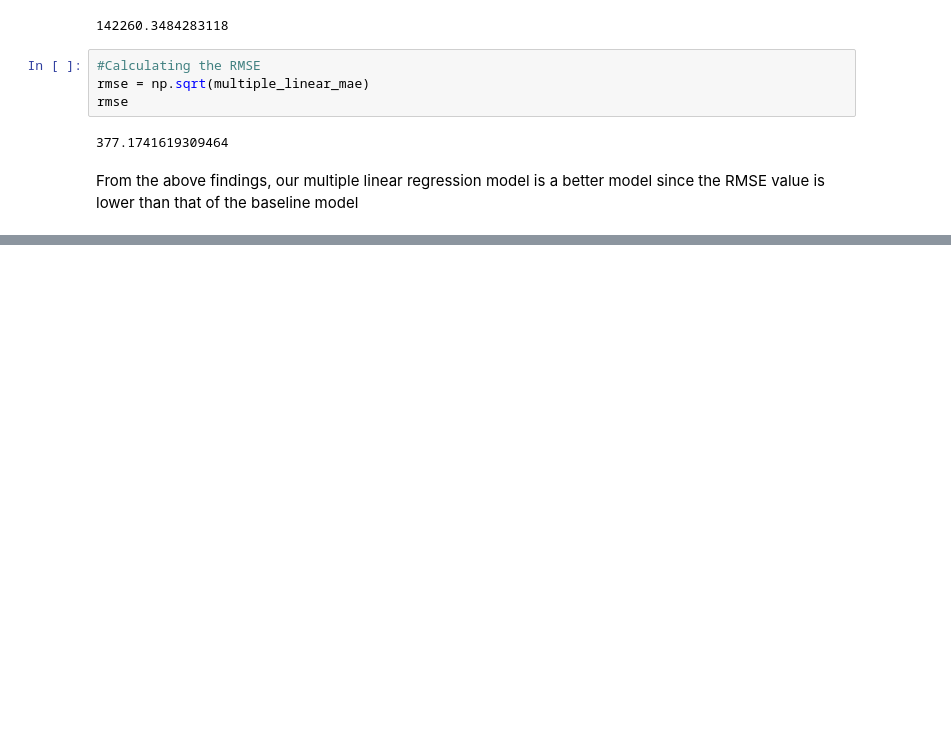
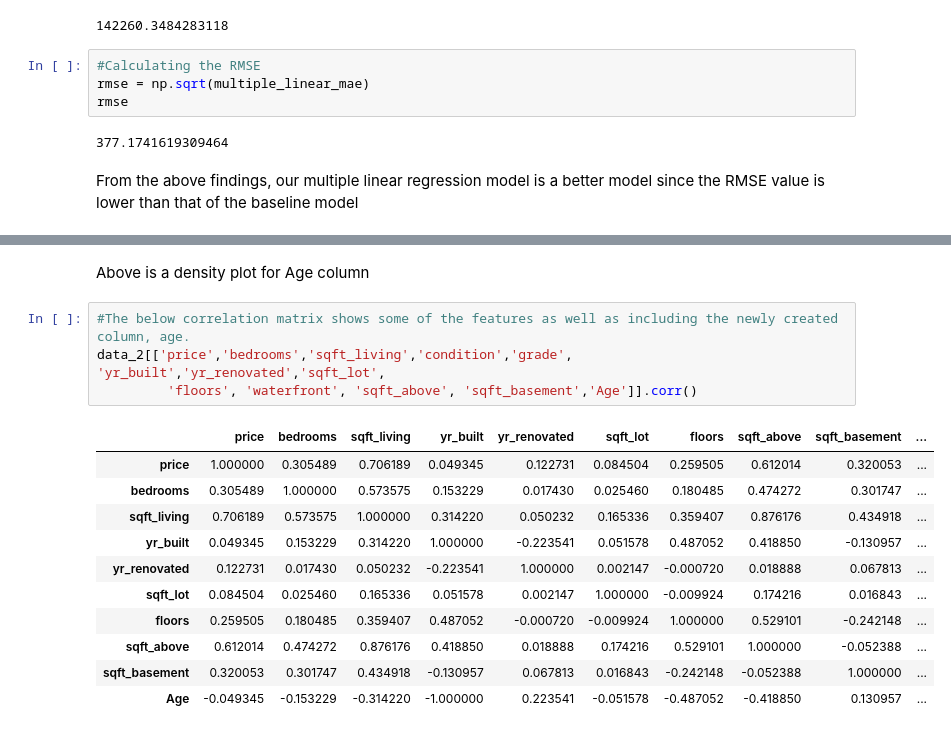
Before and after one commit to martin-ngugi/dsc-phase-2-project-v2-3, a Jupyter notebook: student.ipynb, the cells around one changed output, grey strips where cells are left out. Cells and saved outputs as stored; diff of their text form; blank space fills up the shorter version.

```diff
--- a/student.ipynb
+++ b/student.ipynb
@@ -497,0 +587,18 @@ From the above findings, our multiple linear regression model is a better model
+# %% [markdown]
+Above is a density plot for Age column
+# %%
+#The below correlation matrix shows some of the features as well as including the newly created column, age.
+data_2[['price','bedrooms','sqft_living','condition','grade', 'yr_built','yr_renovated','sqft_lot',
+         'floors', 'waterfront', 'sqft_above', 'sqft_basement','Age']].corr()
+# %% [output]
+|  | price | bedrooms | sqft_living | yr_built | yr_renovated | sqft_lot | floors | sqft_above | sqft_basement | ... |
+| price | 1.000000 | 0.305489 | 0.706189 | 0.049345 | 0.122731 | 0.084504 | 0.259505 | 0.612014 | 0.320053 | ... |
+| bedrooms | 0.305489 | 1.000000 | 0.573575 | 0.153229 | 0.017430 | 0.025460 | 0.180485 | 0.474272 | 0.301747 | ... |
+| sqft_living | 0.706189 | 0.573575 | 1.000000 | 0.314220 | 0.050232 | 0.165336 | 0.359407 | 0.876176 | 0.434918 | ... |
+| yr_built | 0.049345 | 0.153229 | 0.314220 | 1.000000 | -0.223541 | 0.051578 | 0.487052 | 0.418850 | -0.130957 | ... |
+| yr_renovated | 0.122731 | 0.017430 | 0.050232 | -0.223541 | 1.000000 | 0.002147 | -0.000720 | 0.018888 | 0.067813 | ... |
+| sqft_lot | 0.084504 | 0.025460 | 0.165336 | 0.051578 | 0.002147 | 1.000000 | -0.009924 | 0.174216 | 0.016843 | ... |
+| floors | 0.259505 | 0.180485 | 0.359407 | 0.487052 | -0.000720 | -0.009924 | 1.000000 | 0.529101 | -0.242148 | ... |
+| sqft_above | 0.612014 | 0.474272 | 0.876176 | 0.418850 | 0.018888 | 0.174216 | 0.529101 | 1.000000 | -0.052388 | ... |
+| sqft_basement | 0.320053 | 0.301747 | 0.434918 | -0.130957 | 0.067813 | 0.016843 | -0.242148 | -0.052388 | 1.000000 | ... |
+| Age | -0.049345 | -0.153229 | -0.314220 | -1.000000 | 0.223541 | -0.051578 | -0.487052 | -0.418850 | 0.130957 | ... |
```
Also changed, not shown: parts of 21 cells of this notebook.
